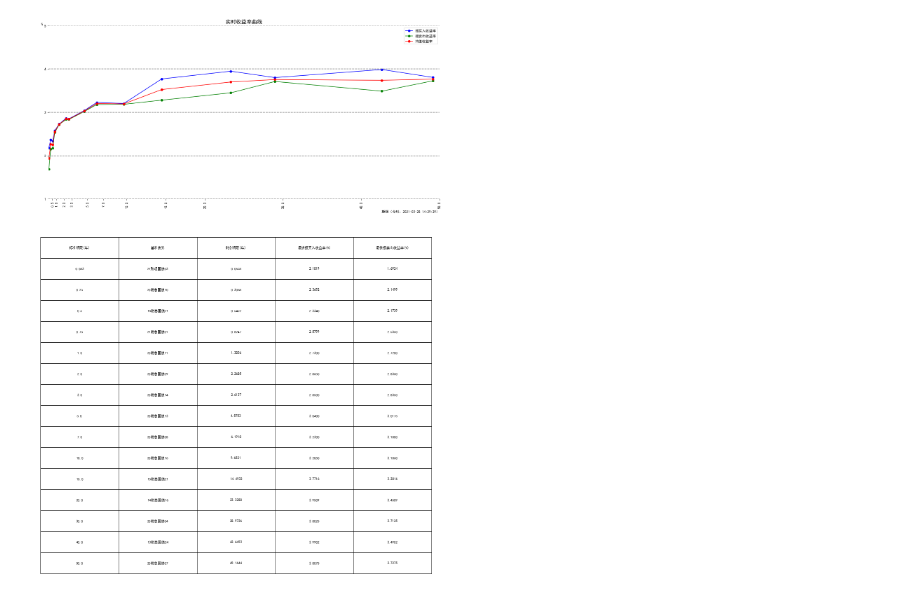
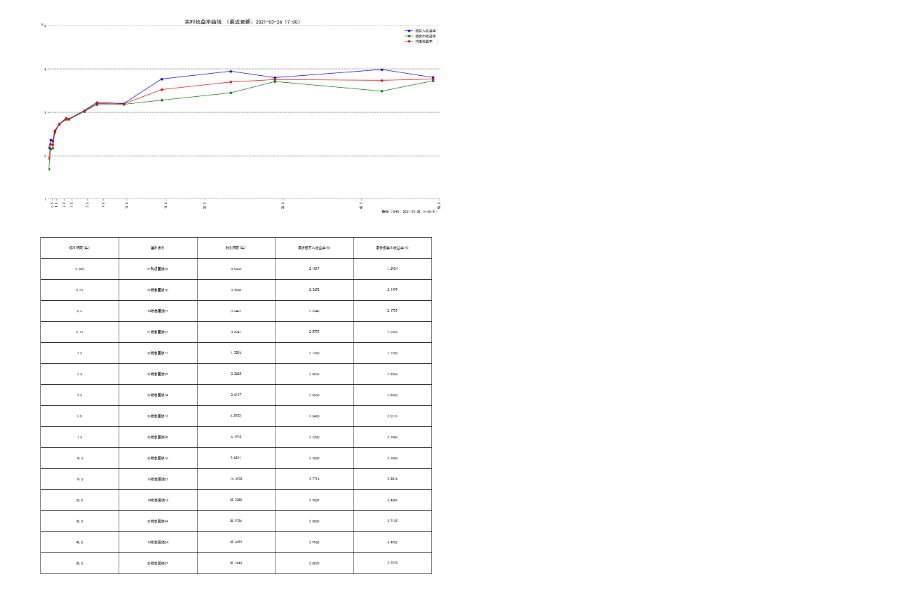
Before and after one commit to apomorph/Economy_Finance, a Jupyter notebook: Variables/国债实时收益率曲线.ipynb, the cells around one changed output. Saved outputs shown, nothing was run; the diff lists cells and outputs as text; code cells hidden in the pictures.

```diff
--- a/Variables/国债实时收益率曲线.ipynb
+++ b/Variables/国债实时收益率曲线.ipynb
@@ -17,6 +17,7 @@ url = "http://www.chinamoney.com.cn/ags/ms/cm-u-bk-currency/RtimeYldCurv?lang=CN
 res = requests.get(url)
 data = json.loads(res.text)
 
+updateDate = data['data']['date']
 updateTime = data['data']['time']
 stterms = data['data']['stterms'][0]
 # dataterms = data['data']['dataterms'][0]
@@ -51,32 +52,32 @@ plt.plot([0,50.0],[4.00,4.00],color="grey",linestyle="--")
 plt.plot([0,50.0],[5.00,5.00],color="grey",linestyle="--")
 
 
-plt.title("实时收益率曲线",fontsize=15)
+plt.title("实时收益率曲线 （最近更新："+updateDate+" "+updateTime+"）",fontsize=15)
 plt.xlabel("期限（今时："+today+"）", loc = "right")
 plt.ylabel("%", loc = "top", rotation = 0)
 
 ax = plt.gca()
 ax.spines['left'].set_color('none')
 ax.spines['top'].set_color('none')
 ax.spines['right'].set_color('none')
 ax.spines['bottom'].set_color('none')
 
 plt.xlim(0,50)
 plt.ylim(1,5)
 plt.xticks(stterms,rotation=90)
 plt.yticks([1.00,2.00,3.00,4.00,5.00])
 # fig.autofmt_xdate()
 plt.legend()
 
 
 ax2 = plt.subplot(212,frameon=False)
 plt.xticks([])
 plt.yticks([])
 table = plt.table(cellText=table_vals,colLabels=col_labels,loc="best",cellLoc="center")
 table.set_fontsize(10)
 table.scale(1,5)
 
 
 plt.show()
 # %% [output]
-[figure, old version]
+[figure, new version]
```
Also changed, not shown: 2 other files.
